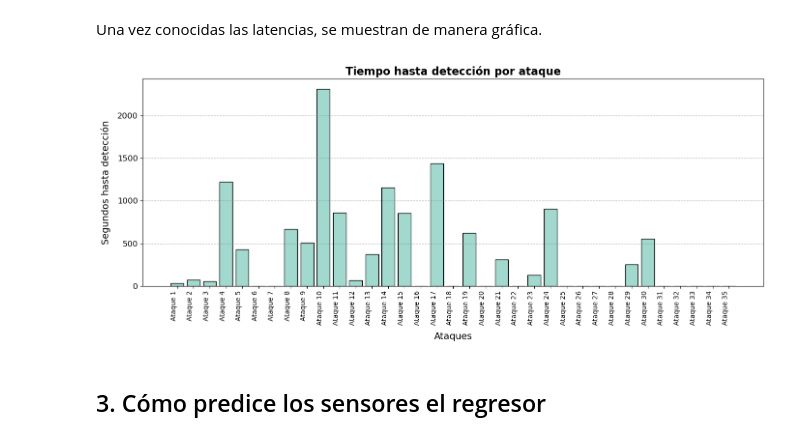
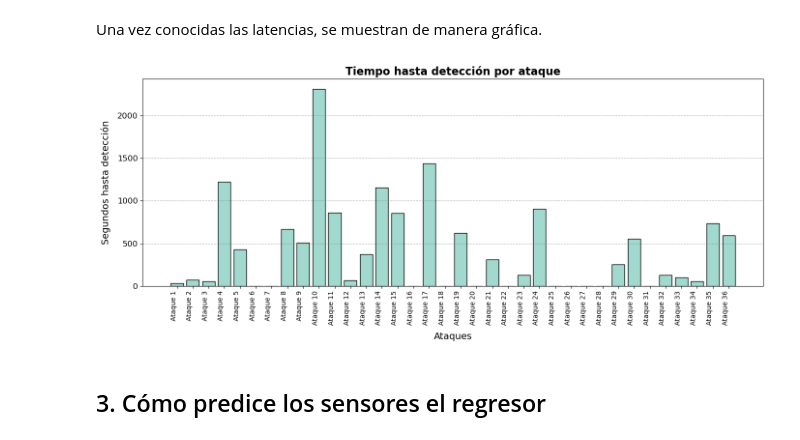
Before and after one commit to Osss04/TrabajoFinGrado, a Jupyter notebook: Creación Modelo/Libretas/Estudio_Salida_del_Modelo.ipynb, the cells around one changed output. Cells and saved outputs as stored; diff of their text form; code cells hidden in the pictures.

```diff
--- a/Creación Modelo/Libretas/Estudio_Salida_del_Modelo.ipynb
+++ b/Creación Modelo/Libretas/Estudio_Salida_del_Modelo.ipynb
@@ -113,33 +113,35 @@ Una vez conocidas las latencias, se muestran de manera gráfica.
 # %%
 import matplotlib.pyplot as plt
 #etiquetas de los ataques
-ataques = [f"Ataque {i}" for i in range(1, 36)]
+ataques = [f"Ataque {i}" for i in range(1, 37)]
 
 #lista de latencias de detección
 tiempos_deteccion = [
-    30, 75, 58, 1226, 430, 0, 0, 669, 509, 2314, 859, 64, 375, 1157, 857, 0,
-    1437, 0, 625, 0, 311, 0, 128, 905, 0, 0, 0, 0, 252, 556, 0, 0, 0, 0, 0
+    30, 75, 58, 1226, 430, 0, 0, 669, 509, 2314,
+    859, 64, 375, 1157, 857, 0, 1437, 0, 625, 0,
+    311, 0, 128, 905, 0, 0, 0, 0, 252, 556,
+    0, 127, 101, 53, 736, 593
 ]
 
 plt.figure(figsize=(14, 6))
 plt.bar(ataques, tiempos_deteccion, color='#a2d9ce', edgecolor='black')
 plt.xticks(rotation=90, fontsize=10, ha='right')
 plt.yticks(fontsize=12)
 
 plt.xlabel("Ataques", fontsize=14, labelpad=10)
 plt.ylabel("Segundos hasta detección", fontsize=14, labelpad=10)
 plt.title("Tiempo hasta detección por ataque", fontsize=16, fontweight='bold')
 
 plt.grid(axis='y', linestyle='--', alpha=0.6, color='gray')
 plt.axhline(0, color='black', linewidth=0.5)
 
 plt.tight_layout()
 
 plt.savefig("latencia_deteccion_ataques.pdf", format='pdf')
 
 plt.show()
 # %% [output]
-[figure, old version]
+[figure, new version]
 # %% [markdown]
 ## 3. Cómo predice los sensores el regresor
 # %% [markdown]
```
